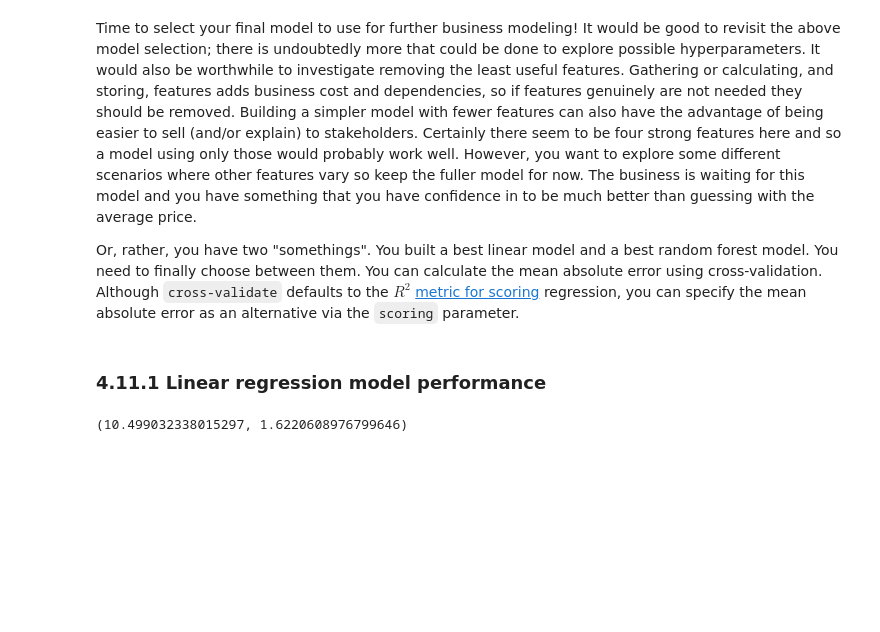
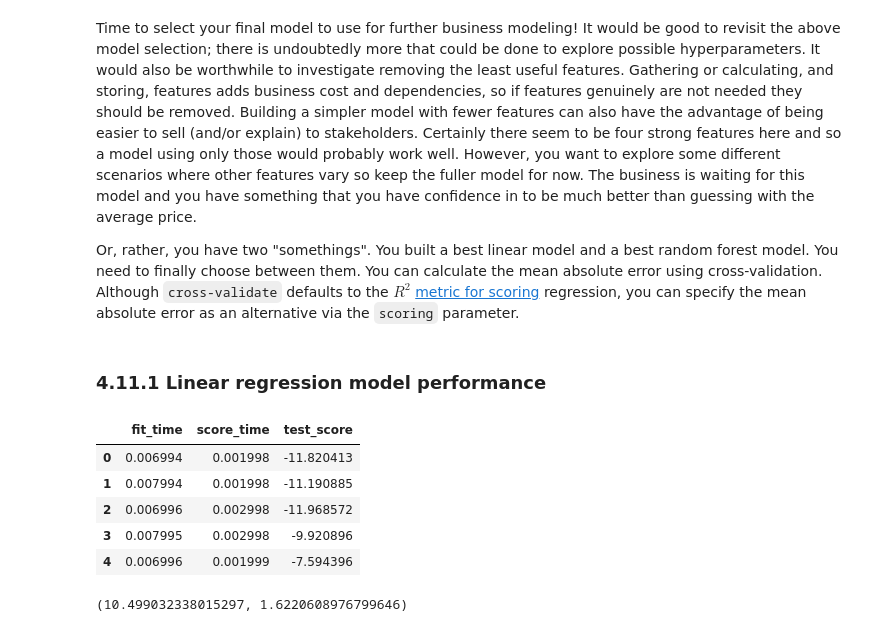
Before and after one commit to bashoori/Data-Science-Projects, a Jupyter notebook: Guided Capstone/Step Four - Preprocessing and Training/04_preprocessing_and_training.ipynb, the cells around one changed output. Saved outputs shown, nothing was run; the diff lists cells and outputs as text; code cells hidden in the pictures; blank space fills up the shorter version.

```diff
--- a/Guided Capstone/Step Four - Preprocessing and Training/04_preprocessing_and_training.ipynb
+++ b/Guided Capstone/Step Four - Preprocessing and Training/04_preprocessing_and_training.ipynb
@@ -1057,6 +1088,15 @@ the `scoring` parameter.
 # 'neg_mean_absolute_error' uses the (negative of) the mean absolute error
 lr_neg_mae = cross_validate(lr_grid_cv.best_estimator_, X_train, y_train,
                             scoring='neg_mean_absolute_error', cv=5, n_jobs=-1)
+# %%
+pd.DataFrame(lr_neg_mae)
+# %% [output]
+|  | fit_time | score_time | test_score |
+| 0 | 0.006994 | 0.001998 | -11.820413 |
+| 1 | 0.007994 | 0.001998 | -11.190885 |
+| 2 | 0.006996 | 0.002998 | -11.968572 |
+| 3 | 0.007995 | 0.002998 | -9.920896 |
+| 4 | 0.006996 | 0.001999 | -7.594396 |
 # %%
 lr_mae_mean = np.mean(-1 * lr_neg_mae['test_score'])
 lr_mae_std = np.std(-1 * lr_neg_mae['test_score'])
```
Also changed, not shown: parts of 54 cells of this notebook.
